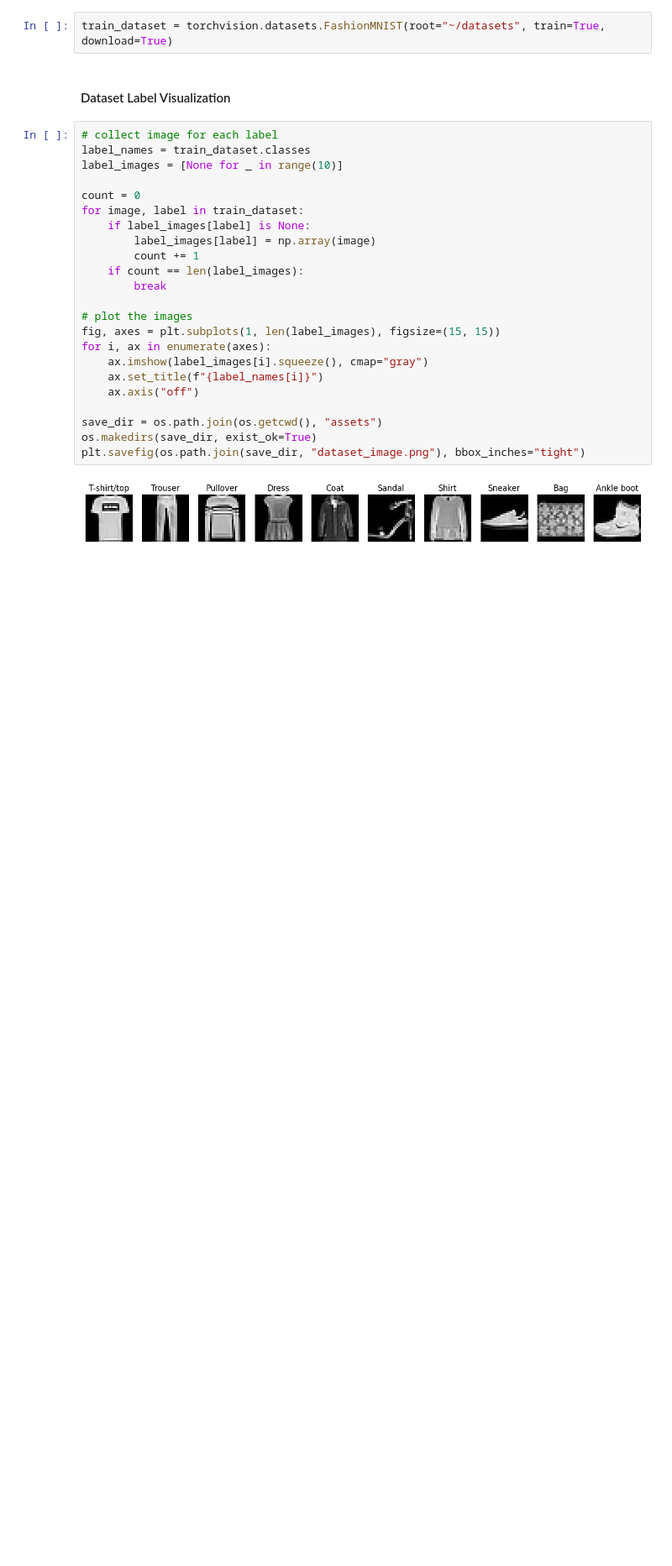
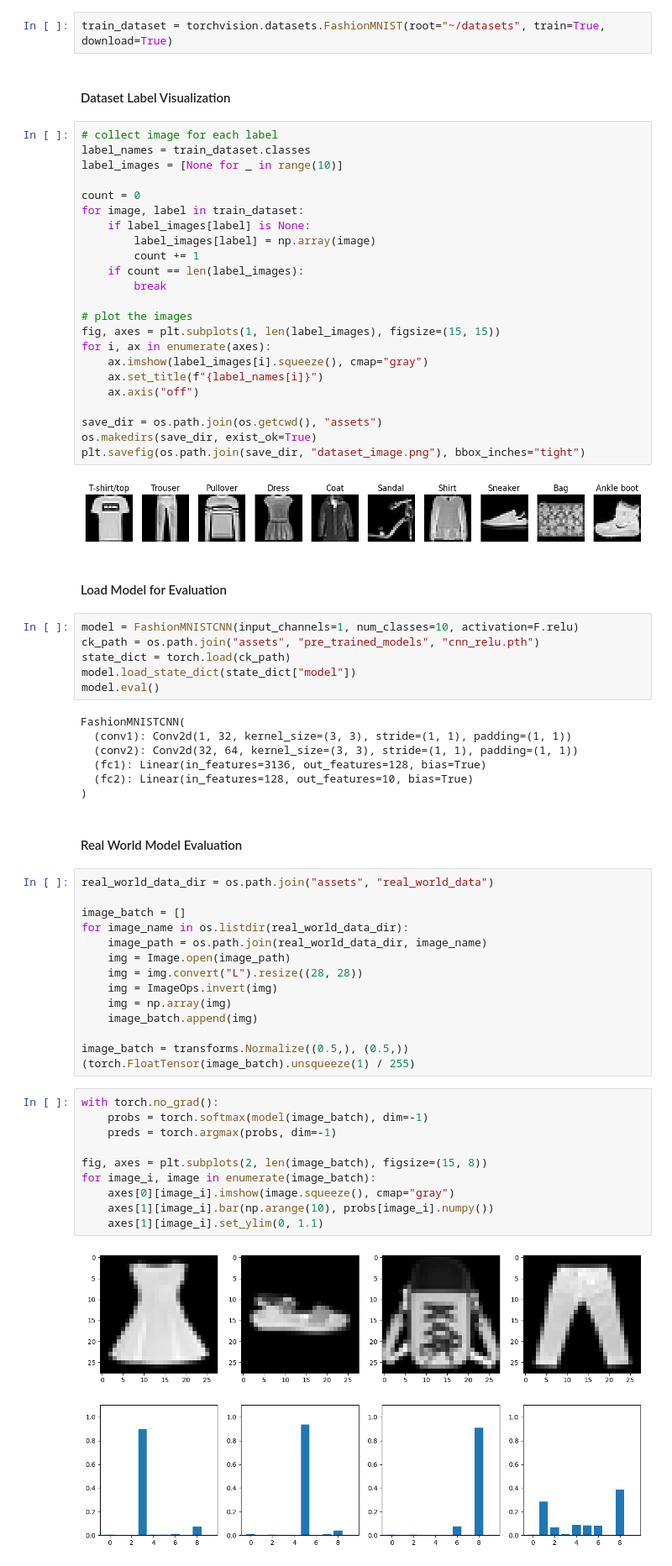
Before and after one commit to bhatishan2003/fashion-mnist-pytorch, a Jupyter notebook: playground.ipynb, the cells around one changed output. Shown at 84% size. Cells and saved outputs as stored; diff of their text form; blank space fills up the shorter version.

```diff
--- a/playground.ipynb
+++ b/playground.ipynb
@@ -35,3 +41,45 @@ os.makedirs(save_dir, exist_ok=True)
 plt.savefig(os.path.join(save_dir, "dataset_image.png"), bbox_inches="tight")
 # %% [output]
 [figure]
+# %% [markdown]
+#### Load Model for Evaluation
+# %%
+model = FashionMNISTCNN(input_channels=1, num_classes=10, activation=F.relu)
+ck_path = os.path.join("assets", "pre_trained_models", "cnn_relu.pth")
+state_dict = torch.load(ck_path)
+model.load_state_dict(state_dict["model"])
+model.eval()
+# %% [output]
+FashionMNISTCNN(
+  (conv1): Conv2d(1, 32, kernel_size=(3, 3), stride=(1, 1), padding=(1, 1))
+  (conv2): Conv2d(32, 64, kernel_size=(3, 3), stride=(1, 1), padding=(1, 1))
+  (fc1): Linear(in_features=3136, out_features=128, bias=True)
+  (fc2): Linear(in_features=128, out_features=10, bias=True)
+)
+# %% [markdown]
+#### Real World Model Evaluation
+# %%
+real_world_data_dir = os.path.join("assets", "real_world_data")
+
+image_batch = []
+for image_name in os.listdir(real_world_data_dir):
+    image_path = os.path.join(real_world_data_dir, image_name)
+    img = Image.open(image_path)
+    img = img.convert("L").resize((28, 28))
+    img = ImageOps.invert(img)
+    img = np.array(img)
+    image_batch.append(img)
+
+image_batch = transforms.Normalize((0.5,), (0.5,))(torch.FloatTensor(image_batch).unsqueeze(1) / 255)
+# %%
+with torch.no_grad():
+    probs = torch.softmax(model(image_batch), dim=-1)
+    preds = torch.argmax(probs, dim=-1)
+
+fig, axes = plt.subplots(2, len(image_batch), figsize=(15, 8))
+for image_i, image in enumerate(image_batch):
+    axes[0][image_i].imshow(image.squeeze(), cmap="gray")
+    axes[1][image_i].bar(np.arange(10), probs[image_i].numpy())
+    axes[1][image_i].set_ylim(0, 1.1)
+# %% [output]
+[figure, added]
```
Also changed, not shown: parts of 9 cells of this notebook.
